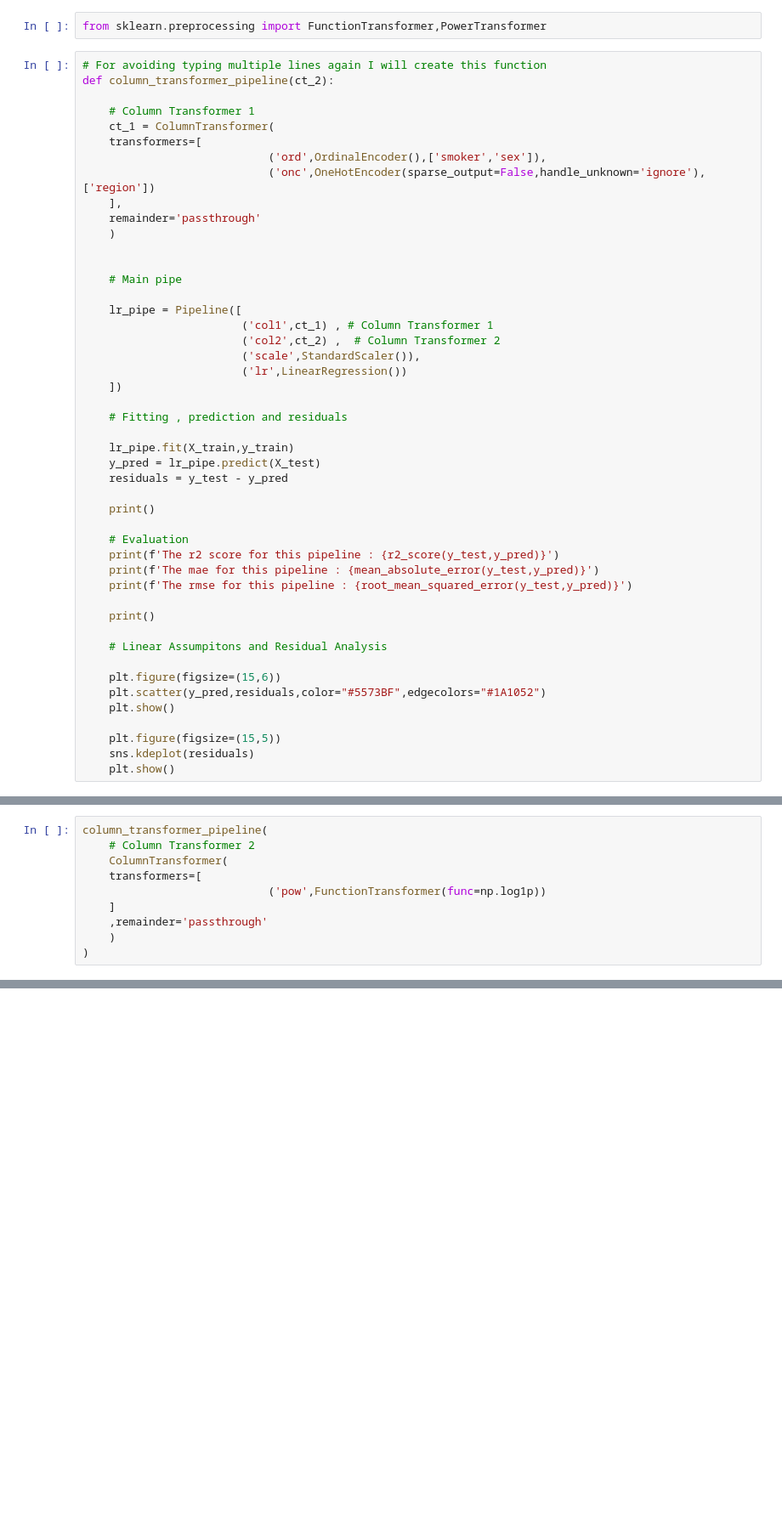
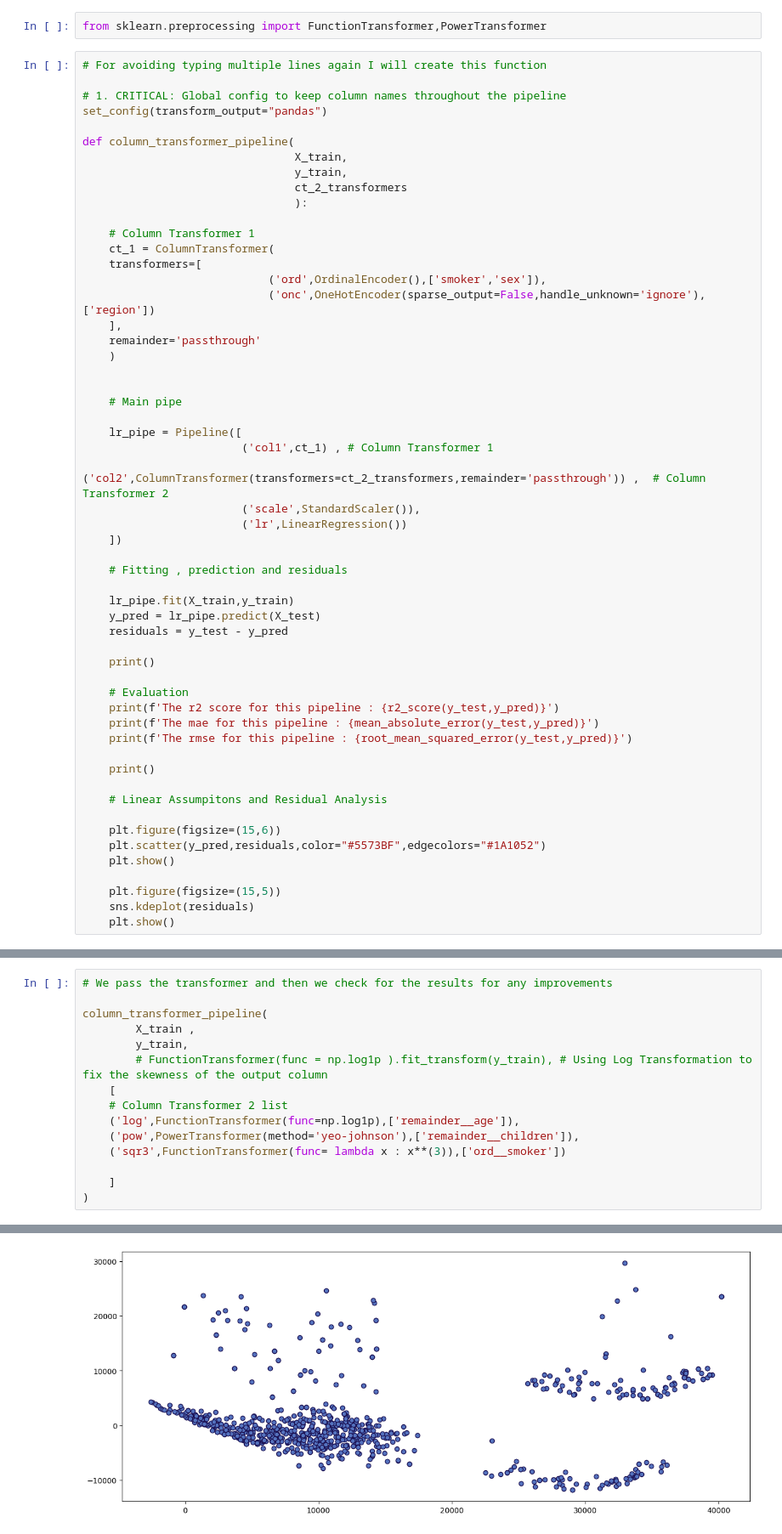
Before and after one commit to AyushDevadiga1/Machine-Learning, a Jupyter notebook: LinearRegressionOnMedicalInsurance.ipynb, the cells around one changed output, grey strips where cells are left out. Shown at 85% size. Saved outputs shown, nothing was run; the diff lists cells and outputs as text; blank space fills up the shorter version.

Commit message:
FINALIZED the function and now experimenting with differnt transformations to get the best pipeline

```diff
--- a/LinearRegressionOnMedicalInsurance.ipynb
+++ b/LinearRegressionOnMedicalInsurance.ipynb
@@ -204,7 +216,15 @@ plt.show() # Not normal
 from sklearn.preprocessing import FunctionTransformer,PowerTransformer
 # %%
 # For avoiding typing multiple lines again I will create this function
-def column_transformer_pipeline(ct_2):
+
+# 1. CRITICAL: Global config to keep column names throughout the pipeline
+set_config(transform_output="pandas")
+
+def column_transformer_pipeline(
+                                X_train,
+                                y_train,
+                                ct_2_transformers
+                                ):
 
     # Column Transformer 1
     ct_1 = ColumnTransformer(
@@ -220,7 +240,7 @@ def column_transformer_pipeline(ct_2):
 
     lr_pipe = Pipeline([
                         ('col1',ct_1) , # Column Transformer 1
-                        ('col2',ct_2) ,  # Column Transformer 2
+                        ('col2',ColumnTransformer(transformers=ct_2_transformers,remainder='passthrough')) ,  # Column Transformer 2
                         ('scale',StandardScaler()),
                         ('lr',LinearRegression())
     ])
@@ -252,10 +289,16 @@ def column_transformer_pipeline(ct_2):
 # %%
+# We pass the transformer and then we check for the results for any improvements
+
 column_transformer_pipeline(
-    # Column Transformer 2
-    ColumnTransformer(
-    transformers=[
-                            ('pow',FunctionTransformer(func=np.log1p))
+        X_train ,
+        y_train,
+        # FunctionTransformer(func = np.log1p ).fit_transform(y_train), # Using Log Transformation to fix the skewness of the output column
+    [
+    # Column Transformer 2 list
+    ('log',FunctionTransformer(func=np.log1p),['remainder__age']),
+    ('pow',PowerTransformer(method='yeo-johnson'),['remainder__children']),
+    ('sqr3',FunctionTransformer(func= lambda x : x**(3)),['ord__smoker'])
+
     ]
-    ,remainder='passthrough'
-    )
 )
+# %% [output]
@@ -261,0 +308 @@ column_transformer_pipeline(
+[figure, added]
```
Also changed, not shown: parts of 12 cells of this notebook.
